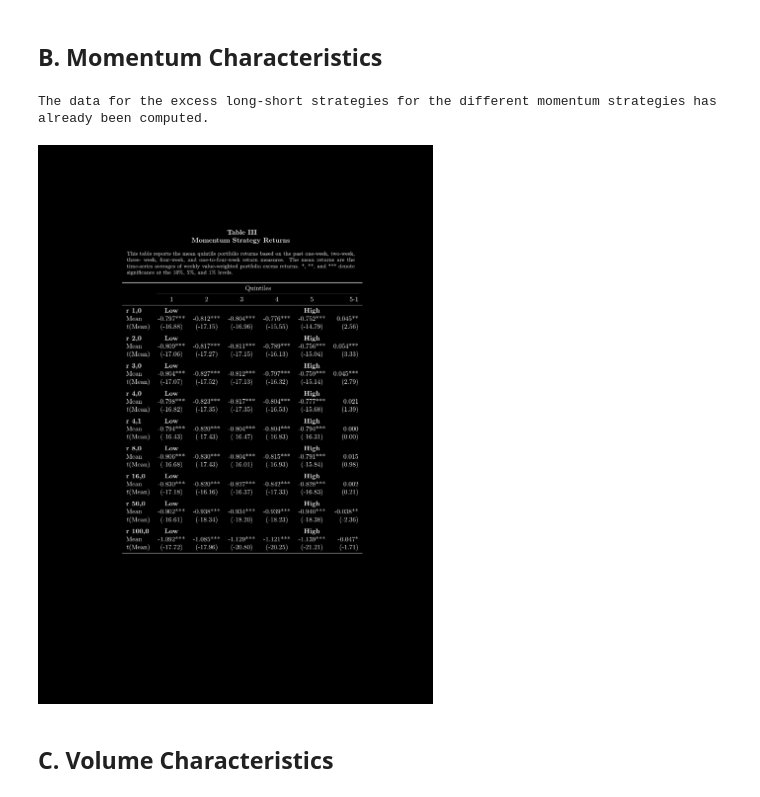
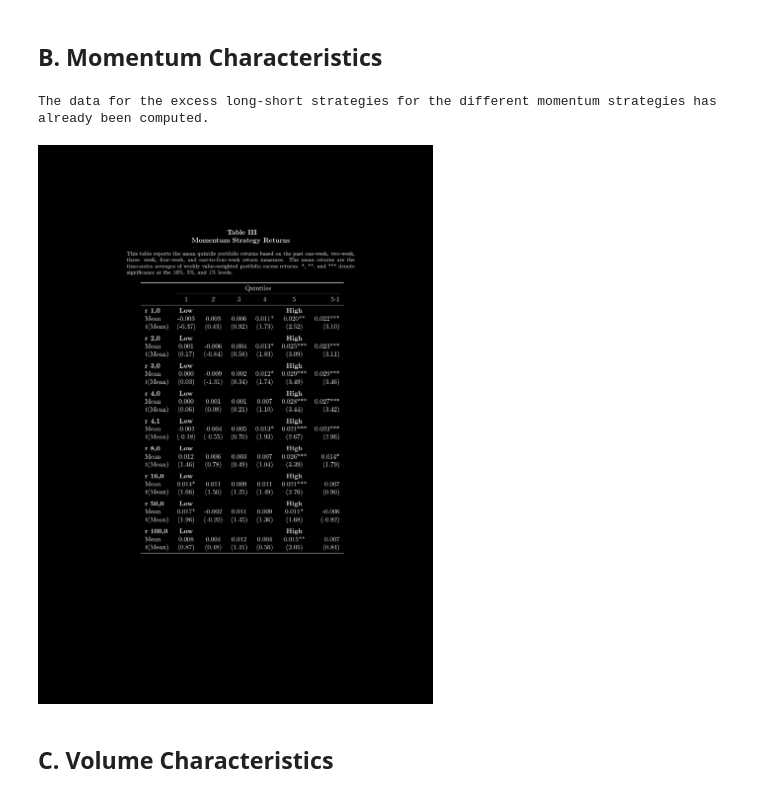
Before and after one commit to MarcGehring97/Crypto-Currency-Asset-Pricing, a Jupyter notebook: main.ipynb, the cells around one changed output. Drawn from its saved outputs; the diff is of its cells as text; code cells hidden in the pictures.

```diff
--- a/main.ipynb
+++ b/main.ipynb
@@ -21,7 +21,7 @@ This Jupyter Notebook is accompanied by my master's thesis that serves as a comp
 <a id="I._Data"></a>
 # I. Data
 # %%
-import pandas as pd, numpy as np, os, data_retrieval.coingecko_data as coingecko_data, helpers, data_retrieval.fred_data as fred_data, warnings
+import pandas as pd, numpy as np, os, data_retrieval.coingecko_data as coingecko_data, helpers, data_retrieval.fred_data as fred_data, warnings, data_retrieval.stock_factors_data as stock_factors_data
 pd.options.mode.chained_assignment = None
 from wand.image import Image
 
@@ -94,12 +94,17 @@ else:
     # this function converts the frequency and also computes the return series
     # this step can take a while
     weekly_returns_data = helpers.convert_frequency(daily_trading_data, method="last", returns=True)
+    # saving the unedited return series
+    weekly_returns_data["old_return"] = weekly_returns_data["return"]
     # imputing all missing return values by the mean after the first non-missing value
     weekly_returns_data["return"] = weekly_returns_data.groupby("coin_id", group_keys=False)["return"].transform(lambda x: x.loc[x.first_valid_index():].fillna(x.mean()))
     # imputing all missing market_cap values by the average of the last and next available data values after the first non-missing value
     weekly_returns_data["market_cap"] = weekly_returns_data.groupby("coin_id", group_keys=False)["market_cap"].transform(lambda x: x.loc[x.first_valid_index():].fillna((x.fillna(method="backfill") + x.fillna(method="ffill")) / 2))
-    # some returns are exorbitant (above 10,00%) and need to be removed
-    weekly_returns_data["return"].where(weekly_returns_data["return"] < 10, np.nan, inplace=True)
+    # some returns are exorbitant (above 80% in absolute value) and need to be removed
+    weekly_returns_data["return"].where(weekly_returns_data["return"].abs() < 0.8, np.nan, inplace=True)
+    # imputing all missing return values by the mean after the first non-missing value
+    # repeating this step to impute for the new missing values
+    weekly_returns_data["return"] = weekly_returns_data.groupby("coin_id", group_keys=False)["return"].transform(lambda x: x.loc[x.first_valid_index():].fillna(x.mean()))
     # including only cryptocurrencies with a market capitalization above $1 million on a given date; also exclude the rows where the market capitalization is missing
     for var in ["price", "return", "total_volume"]:
         weekly_returns_data.loc[((weekly_returns_data["market_cap"].isna()) | (weekly_returns_data["market_cap"] < 1000000)) & ~weekly_returns_data["coin_id"].isin(["bitcoin", "ripple", "ethereum"]), var] = np.nan
@@ -116,25 +121,29 @@ daily_trading_data.loc[((daily_trading_data["market_cap"].isna()) | (daily_tradi
 daily_trading_data.loc[((daily_trading_data["market_cap"].isna()) | (daily_trading_data["market_cap"] < 1000000)) & ~daily_trading_data["coin_id"].isin(["bitcoin", "ripple", "ethereum"]), "total_volume"] = np.nan
 
 # computing the risk-free rate
-# a pd dataframe with columns for date and DGS1MO
-risk_free_rate_daily_data = fred_data.retrieve_data(start_date, end_date, series_ids = ["DGS1MO"], download=False)
+# a pd dataframe with columns for date and RF
+# taking the fred data results in a higher risk-free rate
+# risk_free_rate_daily_data = fred_data.retrieve_data(start_date, end_date, series_ids = ["DGS1MO"], download=False)
+# also replace "RF" by "DGS1MO" to use the fred data
+# taking the Fama-French data instead
+risk_free_rate_daily_data = stock_factors_data.retrieve_all(start_date, end_date, download=False)["RF"].to_frame()
 # converting to weekly data before making changes to risk_free_rate_daily_data
 date_range = pd.date_range(start=start_date, end=end_date, freq="W-SUN")
 risk_free_rate = risk_free_rate_daily_data.resample("W-SUN").last().reindex(date_range)
 # the missing data points mostly lie on weekends, and hence we impute these values by the average of the Friday and Monday values
 # computing the average of the Friday and Monday values
-risk_free_rate_daily_data["monday_shifted_to_friday"] = risk_free_rate_daily_data["DGS1MO"].shift(-3)
-risk_free_rate_daily_data["monday_friday_average"] = (risk_free_rate_daily_data["DGS1MO"] + risk_free_rate_daily_data["monday_shifted_to_friday"]) / 2
+risk_free_rate_daily_data["monday_shifted_to_friday"] = risk_free_rate_daily_data["RF"].shift(-3)
+risk_free_rate_daily_data["monday_friday_average"] = (risk_free_rate_daily_data["RF"] + risk_free_rate_daily_data["monday_shifted_to_friday"]) / 2
 # shifting the results from Friday to Saturday
 risk_free_rate_daily_data["monday_friday_average_saturday"] = risk_free_rate_daily_data["monday_friday_average"].shift(1)
 # and to Sunday
 risk_free_rate_daily_data["monday_friday_average_sunday"] = risk_free_rate_daily_data["monday_friday_average"].shift(2)
-risk_free_rate_daily_data.loc[risk_free_rate_daily_data.index.weekday == 5, "DGS1MO"] = risk_free_rate_daily_data["monday_friday_average_saturday"]
-risk_free_rate_daily_data.loc[risk_free_rate_daily_data.index.weekday == 6, "DGS1MO"] = risk_free_rate_daily_data["monday_friday_average_sunday"]
+risk_free_rate_daily_data.loc[risk_free_rate_daily_data.index.weekday == 5, "RF"] = risk_free_rate_daily_data["monday_friday_average_saturday"]
+risk_free_rate_daily_data.loc[risk_free_rate_daily_data.index.weekday == 6, "RF"] = risk_free_rate_daily_data["monday_friday_average_sunday"]
 # next, we impute all remaining missing data points by the average of the last and next available data values
-risk_free_rate_daily_data["DGS1MO"] = (risk_free_rate_daily_data["DGS1MO"].fillna(method="backfill") + risk_free_rate_daily_data["DGS1MO"].fillna(method="ffill")) / 2
+risk_free_rate_daily_data["RF"] = (risk_free_rate_daily_data["RF"].fillna(method="backfill") + risk_free_rate_daily_data["RF"].fillna(method="ffill")) / 2
 # also making sure the last and first values are set properly in case they are missing
-risk_free_rate_daily_data["DGS1MO"] = risk_free_rate_daily_data["DGS1MO"].fillna(method="backfill").fillna(method="ffill")
+risk_free_rate_daily_data["RF"] = risk_free_rate_daily_data["RF"].fillna(method="backfill").fillna(method="ffill")
 
 # downloading the data since the returns computation process might also take long
 if any(os.path.exists(directory + file) for file in files[3:]):
@@ -159,7 +168,7 @@ else:
     date_range = pd.date_range(start=start_date, end=end_date, freq="W")
     market_weekly_returns = market_weekly_returns.reindex(date_range)
     market_weekly_returns.index.name = "date"
-    market_weekly_returns["market_excess_return"] = market_weekly_returns["market_return"].sub(risk_free_rate["DGS1MO"], axis=0)
+    market_weekly_returns["market_excess_return"] = market_weekly_returns["market_return"].sub(risk_free_rate["RF"], axis=0)
     # downloading the data
     market_weekly_returns.to_csv(directory + "/market_weekly_returns.csv")
 
@@ -196,24 +212,24 @@ ethereum_weekly_returns = weekly_returns_data[weekly_returns_data["coin_id"] ==
 
 year_and_week = (market_weekly_returns.index.isocalendar().year + market_weekly_returns.index.isocalendar().week / 52).tolist()
 
-market_weekly_returns["market_index"] = (1 + market_weekly_returns["market_excess_return"]).cumprod()
+market_weekly_returns["market_index"] = (1 + market_weekly_returns["market_return"]).cumprod()
 # setting the first value of return_index to 1
 market_weekly_returns.loc[market_weekly_returns.index == market_weekly_returns.index.min(), "market_index"] = 1
 # imputing missing index values with the last non-missing value
 market_weekly_returns["market_index"] = market_weekly_returns["market_index"].fillna(method='ffill')
 market_index = market_weekly_returns["market_index"].tolist()
 
-bitcoin_weekly_returns["bitcoin_index"] = (1 + bitcoin_weekly_returns["return"]).cumprod()
+bitcoin_weekly_returns["bitcoin_index"] = (1 + bitcoin_weekly_returns["old_return"]).cumprod()
 bitcoin_weekly_returns.loc[bitcoin_weekly_returns.index == bitcoin_weekly_returns.index.min(), "bitcoin_index"] = 1
 bitcoin_weekly_returns["bitcoin_index"] = bitcoin_weekly_returns["bitcoin_index"].fillna(method='ffill')
 bitcoin_index = bitcoin_weekly_returns["bitcoin_index"].tolist()
 
-ripple_weekly_returns["ripple_index"] = (1 + ripple_weekly_returns["return"]).cumprod()
+ripple_weekly_returns["ripple_index"] = (1 + ripple_weekly_returns["old_return"]).cumprod()
 ripple_weekly_returns.loc[ripple_weekly_returns.index == ripple_weekly_returns.index.min(), "ripple_index"] = 1
 ripple_weekly_returns["ripple_index"] = ripple_weekly_returns["ripple_index"].fillna(method='ffill')
 ripple_index = ripple_weekly_returns["ripple_index"].tolist()
 
-ethereum_weekly_returns["ethereum_index"] = (1 + ethereum_weekly_returns["return"]).cumprod()
+ethereum_weekly_returns["ethereum_index"] = (1 + ethereum_weekly_returns["old_return"]).cumprod()
 ethereum_weekly_returns.loc[ethereum_weekly_returns.index == ethereum_weekly_returns.index.min(), "ethereum_index"] = 1
 ethereum_weekly_returns["ethereum_index"] = ethereum_weekly_returns["ethereum_index"].fillna(method='ffill')
 ethereum_index = ethereum_weekly_returns["ethereum_index"].tolist()
@@ -280,7 +296,7 @@ if not os.path.exists(directory + "/quintile_size_data.csv"):
     for size_characteristic in ["log_market_cap", "log_price", "log_max_price", "age"]:
         quintile_returns_data = helpers.quintile_returns(weekly_returns_data, size_characteristic)
         # subtracting the risk-free rate from every column of quintile returns
-        quintile_returns_data = quintile_returns_data.sub(quintile_data["DGS1MO"], axis=0)
+        quintile_returns_data = quintile_returns_data.sub(quintile_data["RF"], axis=0)
         quintile_data = pd.concat([quintile_data, quintile_returns_data], axis=1)
         # computing the returns of the long-short strategy
         quintile_data[size_characteristic + "_long_short"] = np.where(quintile_data[size_characteristic + "_q1"].isna(), quintile_data[size_characteristic + "_q5"], quintile_data[size_characteristic + "_q5"] - quintile_data[size_characteristic + "_q1"])
@@ -341,35 +357,35 @@ weekly_returns_data["one_hundred_week_momentum"] = (1 + weekly_returns_data["ret
 # downloading the data since the returns computation process might also take a long time
 # if the file for weekly returns data does not already exist
 if not os.path.exists(directory + "/quintile_momentum_data.csv"):
     quintile_data = risk_free_rate
     for momentum_return_series in ["one_week_momentum", "two_week_momentum", "three_week_momentum", "four_week_momentum", "one_to_four_week_momentum", "eight_week_momentum", "sixteen_week_momentum", "fifty_week_momentum", "one_hundred_week_momentum"]:
         # here we can use the quintile function for the past returns
         quintile_returns_data = helpers.quintile_returns(weekly_returns_data, momentum_return_series)
         # subtracting the risk-free rate from every column of quintile returns
-        quintile_returns_data = quintile_returns_data.sub(quintile_data["DGS1MO"], axis=0)
+        quintile_returns_data = quintile_returns_data.sub(quintile_data["RF"], axis=0)
         quintile_data = pd.concat([quintile_data, quintile_returns_data], axis=1)
         # computing the return of the long-short strategy
         quintile_data[momentum_return_series + "_long_short"] = np.where(quintile_data[momentum_return_series + "_q1"].isna(), quintile_data[momentum_return_series + "_q5"], quintile_data[momentum_return_series + "_q5"] - quintile_data[momentum_return_series + "_q1"])
 
     quintile_data.index.name = "date"
     # downloading the data
     quintile_data.to_csv(directory + "/quintile_momentum_data.csv")
 else:
     print("The data for the excess long-short strategies for the different momentum strategies has already been computed.")
     quintile_data = pd.read_csv(directory + "/quintile_momentum_data.csv", index_col=["date"])
     quintile_data.index = pd.to_datetime(quintile_data.index)
     # truncating the data set in case it is longer than the period set by start_date and end_date
     date_range = pd.date_range(start=start_date, end=end_date, freq="W-SUN")
     quintile_data = quintile_data.reindex(date_range)
 
 helpers.render_quintiles(quintile_data, "latex_templates/momentum_quintiles.tex", ["one_week_momentum", "two_week_momentum", "three_week_momentum", "four_week_momentum", "one_to_four_week_momentum", "eight_week_momentum", "sixteen_week_momentum", "fifty_week_momentum", "one_hundred_week_momentum"], invert)
 
 pdf_path = os.getcwd() + "/cover.pdf"
 img = Image(filename=pdf_path, resolution=100)
 img
 # %% [output]
 The data for the excess long-short strategies for the different momentum strategies has already been computed.
-[figure, old version]
+[figure, new version]
 # %% [markdown]
 <a id="C._Volume_Characteristics"></a>
 ## C. Volume Characteristics
```
Also changed, not shown: parts of 7 cells of this notebook, 5 other files.
